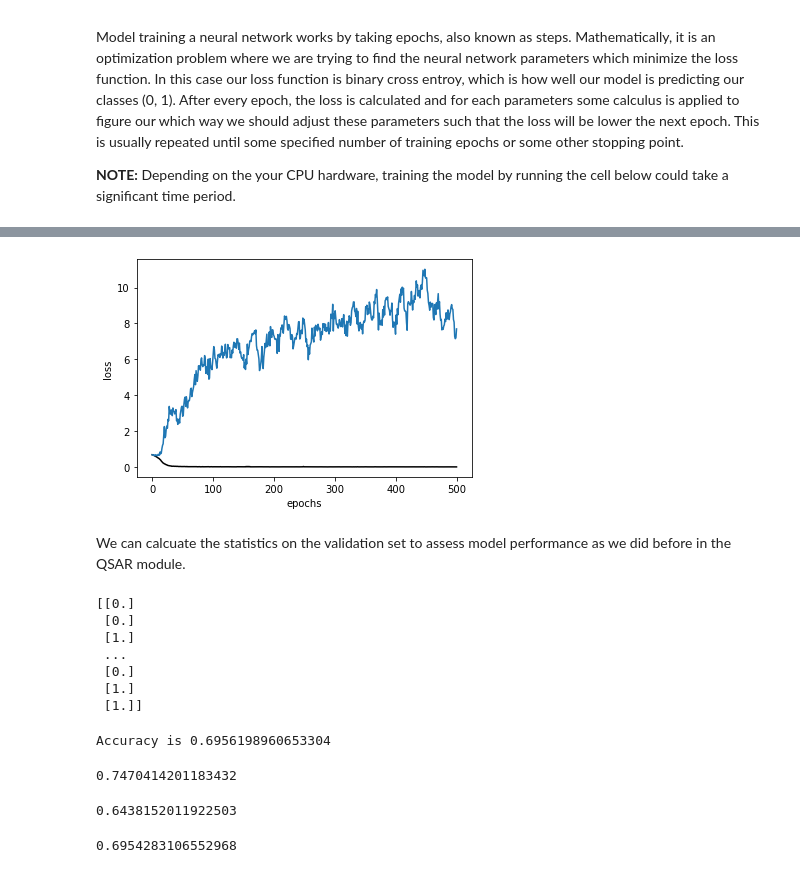
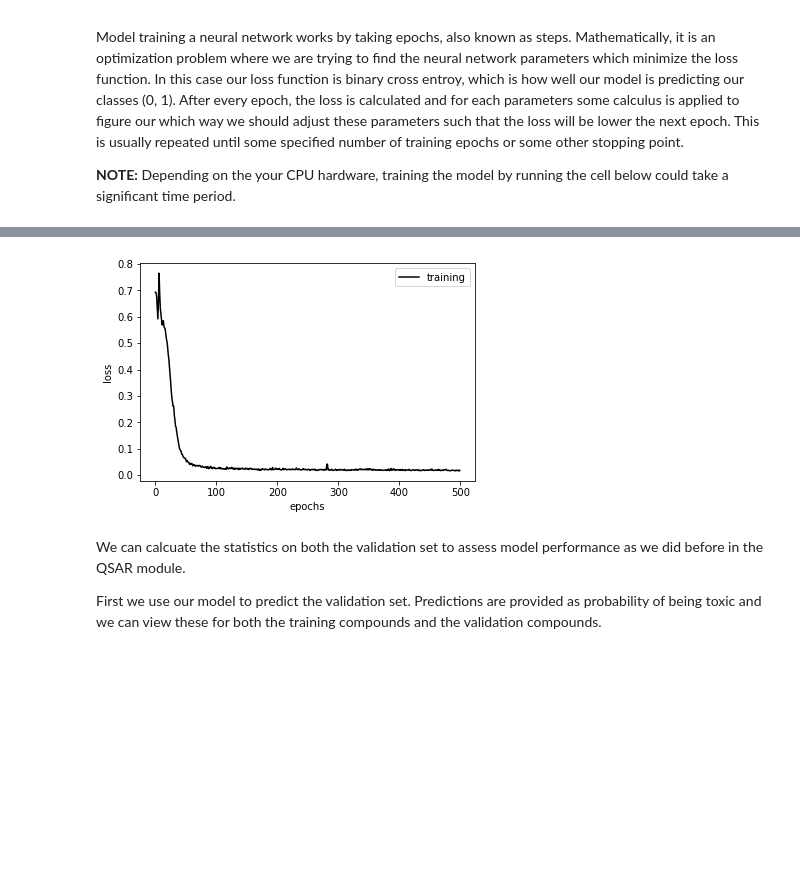
Before and after one commit to russodanielp/intro_cheminformatics, a Jupyter notebook: Lab 13 - Deep Learning/lab.ipynb, the cells around one changed output, grey strips where cells are left out. Saved outputs shown, nothing was run; the diff lists cells and outputs as text; code cells hidden in the pictures; blank space fills up the shorter version.

```diff
--- a/Lab 13 - Deep Learning/lab.ipynb
+++ b/Lab 13 - Deep Learning/lab.ipynb
@@ -228,7 +225,6 @@ __NOTE:__  Depending on the your CPU hardware, training the model by running the
 # %%
 EPOCHS = 500
 losses = []
-val_losses = []
 
 for epoch in range(EPOCHS):  # loop over the dataset multiple times
 
@@ -244,16 +240,12 @@ for epoch in range(EPOCHS):  # loop over the dataset multiple times
 
     loss.backward()
     optimizer.step()
-    with torch.no_grad():
-        val_outputs =  model(torch.from_numpy(X_val))
-        val_loss =  criterion(val_outputs, torch.from_numpy(y_val.reshape(-1, 1)))
 
     # print statistics
     running_loss += loss.item()
     losses.append(loss.item())
-    val_losses.append(val_loss.item())
     if epoch % 100 == 0:
-        print(f"Finished training epoch {epoch}, training loss is at {loss.item()}, validation loss is at {val_loss.item()}")
+        print(f"Finished training epoch {epoch}, training loss is at {loss.item()}")
 
 print('Finished Training')
 # %% [output]
@@ -272,57 +264,17 @@ It's often common to monitor the loss function
 # %%
 import matplotlib.pyplot as plt
 
 fig, ax = plt.subplots()
 
-ax.plot(range(EPOCHS), losses, c='k', label='training loss')
-ax.plot(range(EPOCHS), val_losses, label='validation loss')
+ax.plot(range(EPOCHS), losses, c='k', label='training')
 
 ax.set_ylabel('loss')
 ax.set_xlabel('epochs')
+ax.legend()
 plt.show()
 # %% [output]
-[figure, old version]
+[figure, new version]
 # %% [markdown]
-We can calcuate the statistics on the validation set to assess model performance as we did before in the QSAR module.
+We can calcuate the statistics on both the validation set to assess model performance as we did before in the QSAR module.
+
+First we use our model to predict the validation set.  Predictions are provided as probability of being toxic and we can view these for both the training compounds and the validation compounds.
-# %%
-with torch.no_grad():
-    val_outputs =  model(torch.from_numpy(X_val))
-
-preds = val_outputs.numpy()
-
-preds[val_outputs >0.5] = 1
-preds[val_outputs <= 0.5] = 0
-print(val_outputs.numpy())
-# %% [output]
-[[0.]
- [0.]
- [1.]
- ...
- [0.]
- [1.]
- [1.]]
-# %%
-from sklearn.metrics import accuracy_score, recall_score, roc_auc_score
-
-accuracy = accuracy_score(y_val, preds)
-sens = recall_score(y_val, preds)
-spec = recall_score(y_val, preds, pos_label=0)
-auc = roc_auc_score(y_val, preds)
-
-
-# Print statistics of results
-print(f"Accuracy is {accuracy}")
-# %% [output]
-Accuracy is 0.6956198960653304
-# %%
-sens
-# %% [output]
-0.7470414201183432
-# %%
-spec
-# %% [output]
-0.6438152011922503
-# %%
-auc
-# %% [output]
-0.6954283106552968
```
Also changed, not shown: parts of 12 cells of this notebook, 2 other files.
